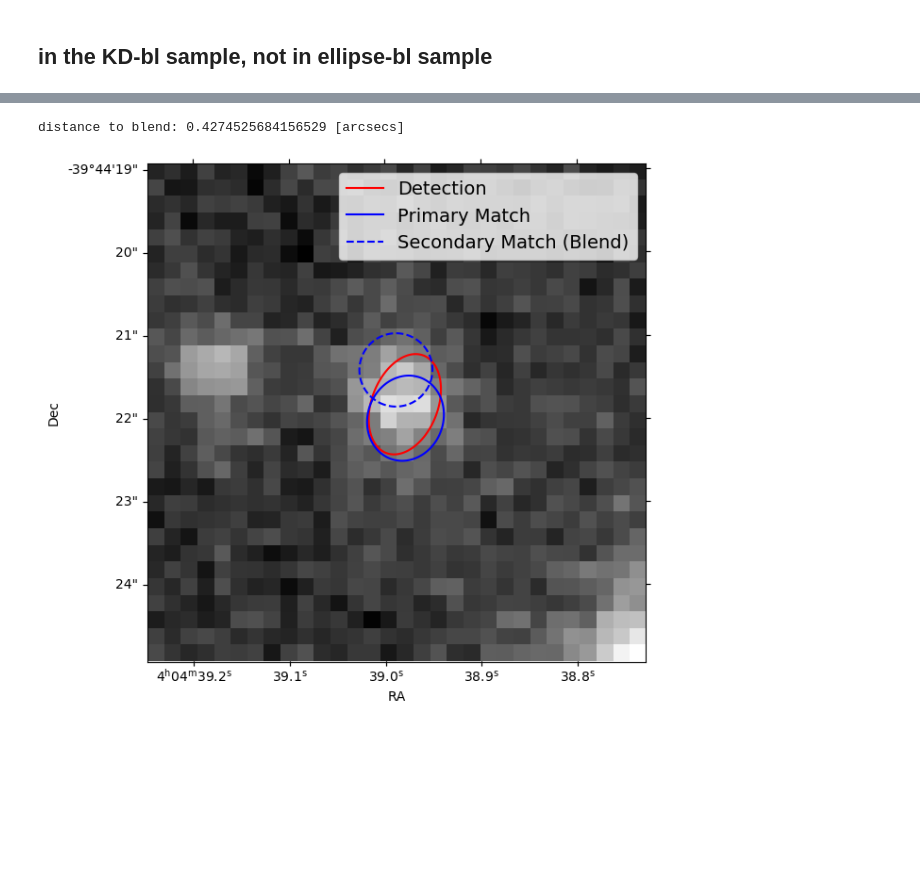
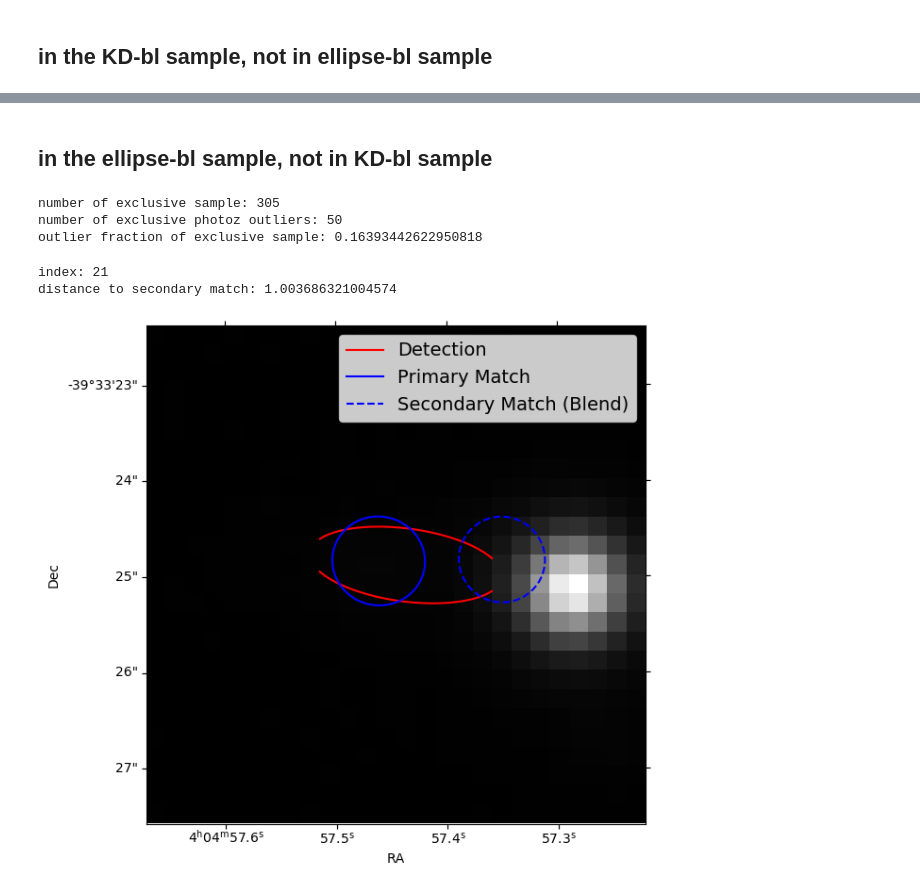
Before and after one commit to LSSTDESC/Cluster_Blending, a Jupyter notebook: match_ellipse_dc2.ipynb, the cells around one changed output, grey strips where cells are left out. Cells and saved outputs as stored; diff of their text form; code cells hidden in the pictures; blank space fills up the shorter version.

```diff
--- a/match_ellipse_dc2.ipynb
+++ b/match_ellipse_dc2.ipynb
@@ -1285,0 +1128,6 @@ theta_bl = blends_patch['theta_true']
+# %%
+blends = match[ match['BL_FLAG'] ]
+pure = match[ (~match['BL_FLAG']) & match['PM_FLAG']]
+
+blends_kd = match[ match['BL_FLAG_kd'] ]
+pure_kd = match[( ~match['BL_FLAG_kd'])  & match['PM_FLAG'] ]
@@ -1440,6 +1311,46 @@ print(N)
+# %% [markdown]
+## in the ellipse-bl sample, not in KD-bl sample
+# %%
+ids = Table({'obj_id': list( set(blends['obj_id']) - set(blends_kd['obj_id']))})
+extra_bl = join(blends, ids, keys='obj_id', join_type='inner')
+
+hist_extra_bl = np.abs(extra_bl['photoz_mode'] - extra_bl['redshift']) / (1 + extra_bl['redshift'])
+
+print('number of exclusive sample:', len(extra_bl))
+print('number of exclusive photoz outliers:', np.sum(hist_extra_bl>0.15))
+print('outlier fraction of exclusive sample:', np.sum(hist_extra_bl>0.15)/len(extra_bl))
+# %% [output]
+number of exclusive sample: 305
+number of exclusive photoz outliers: 50
+outlier fraction of exclusive sample: 0.16393442622950818
+# %%
+blends_patch = extra_bl[ extra_bl['patch'] == pat ]
+
+N = len(blends_patch)
+
+a_det = blends_patch['a_obj']
+b_det = blends_patch['b_obj']
+theta_det = blends_patch['theta_obj']
+
+a_true = blends_patch['a_true']
+b_true = blends_patch['b_true']
+theta_true = blends_patch['theta_true']
+
+a_bl = blends_patch['a_true_bl']
+b_bl = blends_patch['b_true_bl']
+theta_bl = blends_patch['theta_true_bl']
+
+cutout_size = 26  # 300 pixels -> about 1 arcmin; use even-number size!!
+cutout_extent = lsst.geom.ExtentI(cutout_size, cutout_size)
 # %%
+fudge = 1.5
+
 for i in np.random.randint(0, high=N, size=1):
 
+    dist2 = ( (blends_patch["ra"][i] - blends_patch["ra_bl"][i]) * np.cos(np.radians(blends_patch['dec'][i] )) )**2 + (blends_patch["dec"][i] - blends_patch["dec_bl"][i])**2
+    dist = np.sqrt(dist2 * 3600**2)
+    print("index:", i)
+    print( "distance to secondary match:", dist)
     radec = lsst.geom.SpherePoint(blends_patch["ra"][i], blends_patch["dec"][i], lsst.geom.degrees)
     center = skymap.findTract(radec).getWcs().skyToPixel(radec)
 
@@ -1453,6 +1364,8 @@ for i in np.random.randint(0, high=N, size=1):
     else:
         pix_center_y = center.y + 1
 
+    bbox = lsst.geom.BoxI(lsst.geom.Point2I((pix_center_x - cutout_size*0.5, pix_center_y - cutout_size*0.5)), cutout_extent)
+
     radec_pm = lsst.geom.SpherePoint(blends_patch["ra_true"][i], blends_patch["dec_true"][i], lsst.geom.degrees)
     center_pm = skymap.findTract(radec).getWcs().skyToPixel(radec_pm)
     dx_pm = center_pm.x - center.x
@@ -1462,9 +1375,6 @@ for i in np.random.randint(0, high=N, size=1):
     center_bl = skymap.findTract(radec).getWcs().skyToPixel(radec_bl)
     dx_bl = center_bl.x - center.x
     dy_bl = center_bl.y - center.y
-
-    dist = np.sqrt(dx_bl**2 + dy_bl**2)
-    print('distance to blend:', dist*0.2, '[arcsecs]')
 
 
     cutout = butler.get("deepCoadd_sub", dataId=dataId, bbox=bbox)
@@ -1475,36 +1385,37 @@ for i in np.random.randint(0, high=N, size=1):
     wcs_fits_meta = wcs_new.getFitsMetadata()
 
     image_arr = cutout.getMaskedImage().getImage().array
 
     fig, ax = plt.subplots(subplot_kw={'projection': WCS(wcs_fits_meta)}, figsize=(7, 7), dpi=100)
 
     #vmin, vmax = ZScaleInterval().get_limits(image_arr)
     vmin, vmax = image_arr.min(), image_arr.max()
 
     ax.imshow(image_arr, vmin=vmin, vmax=vmax, cmap='binary_r', origin='lower')
 
-    rough_size = 2 * np.sqrt( blends_patch['pi_ab'][i] )
 
-    params = ab2AB(n*blends_patch['a_obj'][i], n*blends_patch['b_obj'][i], blends_patch['theta_obj'][i], cutout_size/2, cutout_size/2)
+    params = ab2AB(fudge*a_det[i], fudge*b_det[i], theta_det[i], cutout_size/2, cutout_size/2)
     plot_shape(cutout_size/2, cutout_size/2, rough_size, params, c='r', ls='-', ax=ax)
 
-    params = ab2AB(a_pix_eff[i], b_pix_eff[i], theta[i], cutout_size/2 + dx_pm, cutout_size/2 + dy_pm)
+    params = ab2AB(a_true[i], b_true[i], theta_true[i], cutout_size/2 + dx_pm, cutout_size/2 + dy_pm)
     plot_shape(cutout_size/2 + dx_pm, cutout_size/2 + dy_pm, rough_size, params, c='b', ls='-', ax=ax)
 
-    params = ab2AB(a_pix_eff_bl[i], b_pix_eff_bl[i], theta_bl[i], cutout_size/2 + dx_bl, cutout_size/2 + dy_bl)
+    params = ab2AB(a_bl[i], b_bl[i], theta_bl[i], cutout_size/2 + dx_bl, cutout_size/2 + dy_bl)
     plot_shape(cutout_size/2 + dx_bl, cutout_size/2 + dy_bl, rough_size, params, c='b', ls='--', ax=ax)
+
 
     ax.plot([], [], 'r-', label='Detection')
     ax.plot([], [], 'b-', label='Primary Match')
     ax.plot([], [], 'b--', label='Secondary Match (Blend)')
 
     ax.set_xlabel("RA")
     ax.set_ylabel("Dec")
 
     ax.legend(prop={'size':14})
 
     #plt.savefig(f'blends/{i}.jpeg')
     #plt.cla()
 # %% [output]
-distance to blend: 0.4274525684156529 [arcsecs]
+index: 21
+distance to secondary match: 1.003686321004574
-[figure, old version]
+[figure, new version]
```
Also changed, not shown: parts of 84 cells of this notebook.
